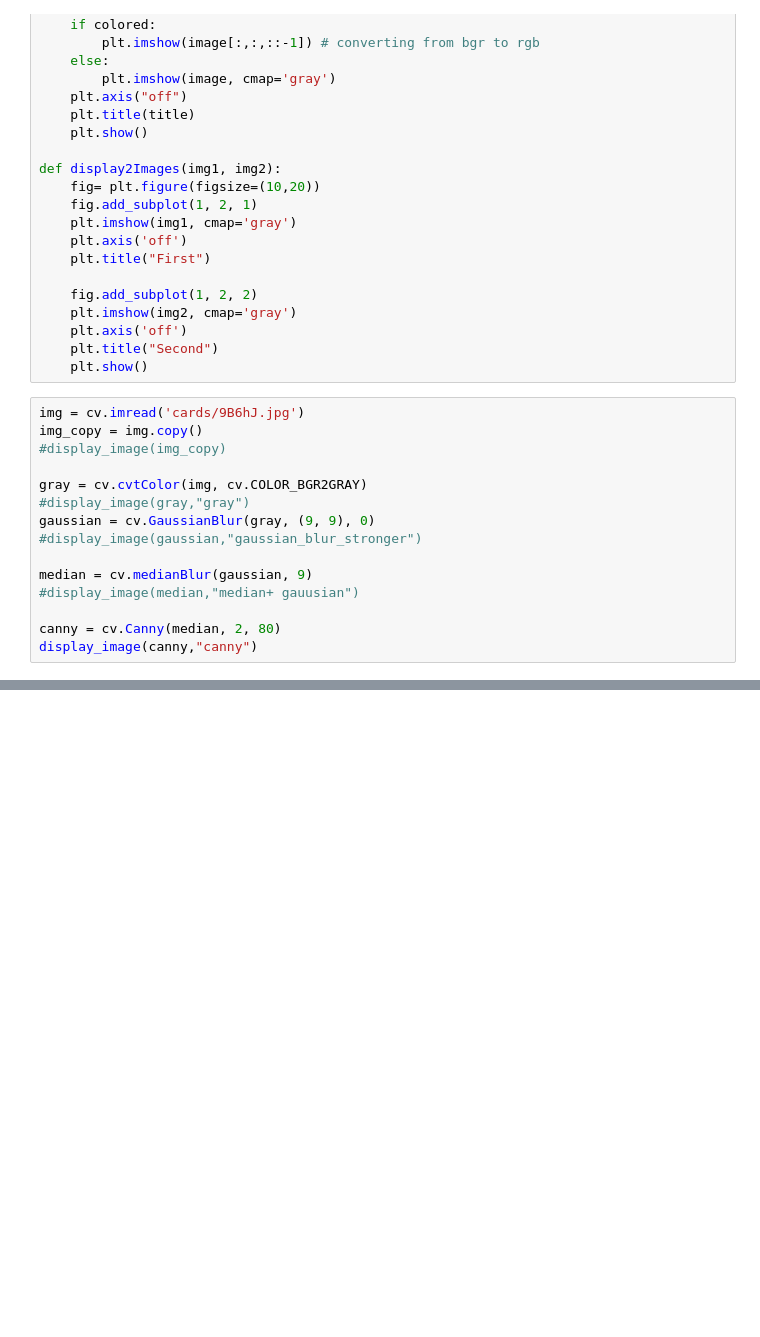
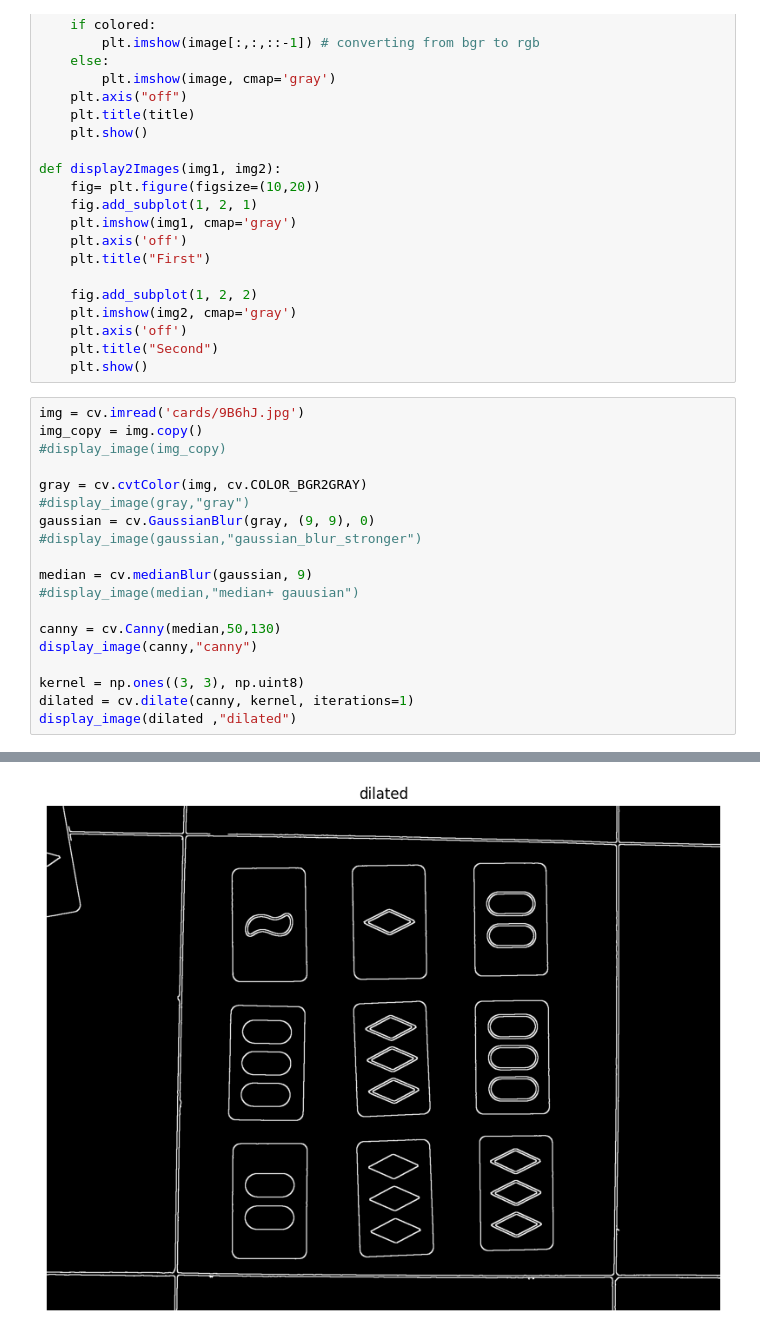
Before and after one commit to Abdo-Anwar/Torp-img3, a Jupyter notebook: Task2/Task-2.ipynb, the cells around one changed output, grey strips where cells are left out. Drawn from its saved outputs; the diff is of its cells as text; blank space fills up the shorter version.

```diff
--- a/Task2/Task-2.ipynb
+++ b/Task2/Task-2.ipynb
@@ -50,17 +50,22 @@ def display2Images(img1, img2):
 # %%
 img = cv.imread('cards/9B6hJ.jpg')
 img_copy = img.copy()
 #display_image(img_copy)
 
 gray = cv.cvtColor(img, cv.COLOR_BGR2GRAY)
 #display_image(gray,"gray")
 gaussian = cv.GaussianBlur(gray, (9, 9), 0)
 #display_image(gaussian,"gaussian_blur_stronger")
 
 median = cv.medianBlur(gaussian, 9)
 #display_image(median,"median+ gauusian")
 
-canny = cv.Canny(median, 2, 80)
+canny = cv.Canny(median,50,130)
 display_image(canny,"canny")
+
+kernel = np.ones((3, 3), np.uint8)
+dilated = cv.dilate(canny, kernel, iterations=1)
+display_image(dilated ,"dilated")
 # %% [output]
 [figure]
+[figure, added]
```
Also changed, not shown: parts of 1 cell of this notebook.
